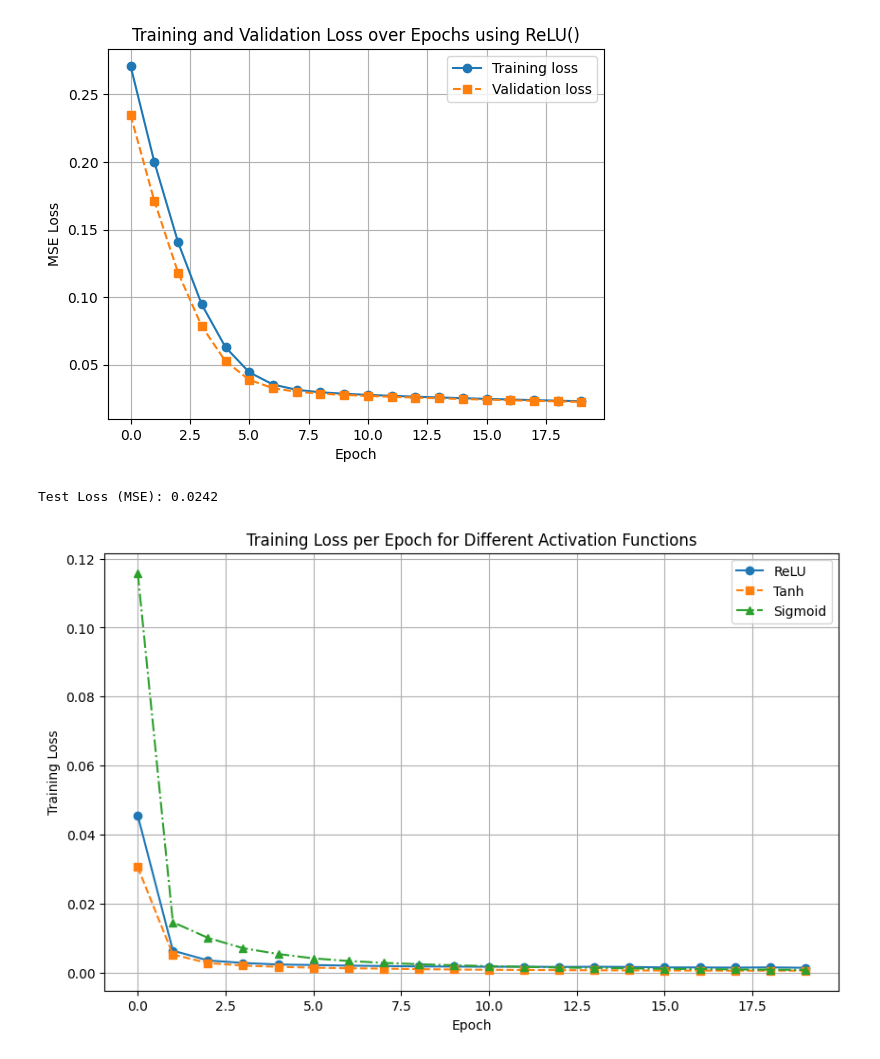
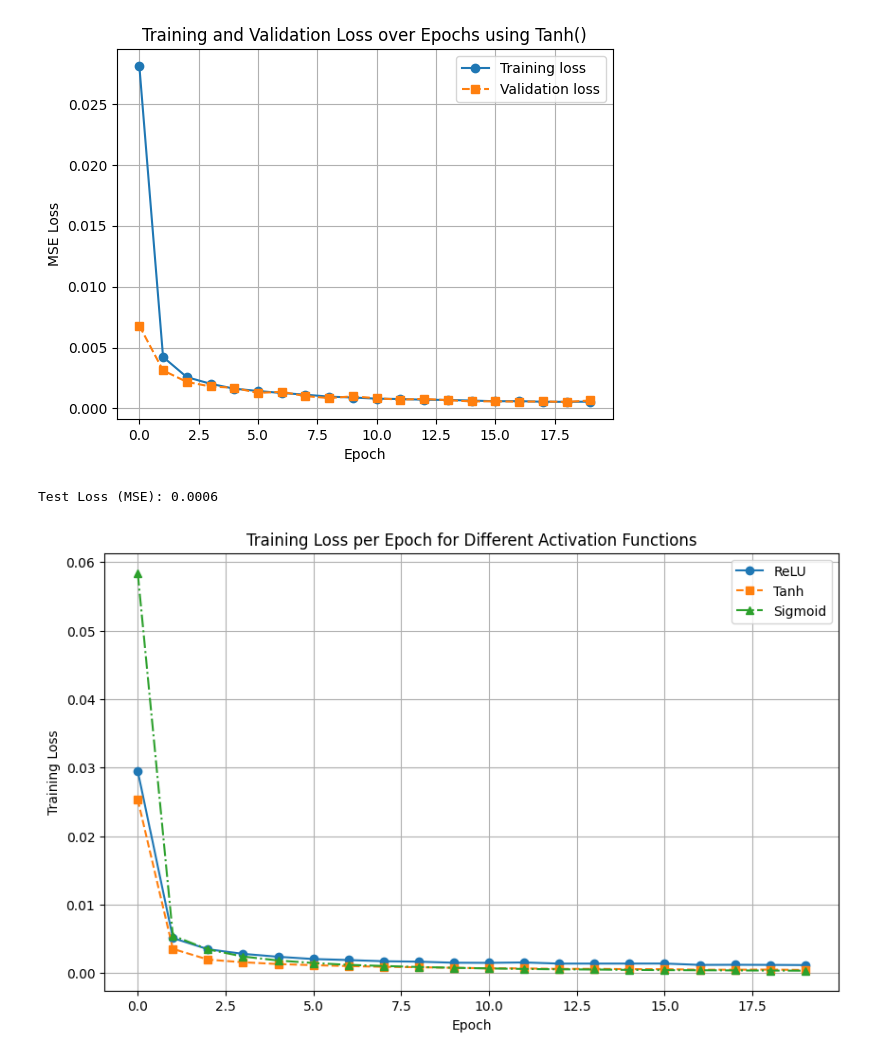
Before and after one commit to CRM48/AIML425-A1, a Jupyter notebook: Assignmnt1.ipynb, the cells around one changed output. Saved outputs shown, nothing was run; the diff lists cells and outputs as text; code cells hidden in the pictures.

```diff
--- a/Assignmnt1.ipynb
+++ b/Assignmnt1.ipynb
@@ -65,7 +65,7 @@ fig.update_layout(
     scene=dict(xaxis_title='X', yaxis_title='Y', zaxis_title='Z', aspectmode='data')
 )
 
-#fig.show()
+fig.show()
 
 
 # Creating the Datasets and DataLoaders
@@ -109,7 +109,7 @@ class NNModel(nn.Module):
     super(NNModel, self).__init__()
     self.net = nn.Sequential(
          nn.Linear(3, 20),
-         activation_function,
+         nn.Tanh(),
          nn.Linear(20, 20),
          activation_function,
          nn.Linear(20, 3)
@@ -121,10 +121,10 @@ class NNModel(nn.Module):
 
 # Variables
 learning_rate = 0.01
-num_epochs = 20
+num_epochs = 50
 train_losses, val_losses = [], []
 activation_functions = {'ReLU': nn.ReLU(), 'Tanh': nn.Tanh(), 'Sigmoid': nn.Sigmoid()}
-activation_function = list(activation_functions.values())[0] # Adjustable for testing
+activation_function = list(activation_functions.values())[1] # Adjustable for testing
 model = NNModel(activation_function)
 
 # Loss function and optimizer
@@ -244,3 +245,3 @@ Epoch 20/20, Train Loss: 0.0230, Val Loss: 0.0225
-[figure, old version]
+[figure, new version]
-Test Loss (MSE): 0.0242
+Test Loss (MSE): 0.0006
-[figure, old version]
+[figure, new version]
```
Also changed, not shown: parts of 1 cell of this notebook.
